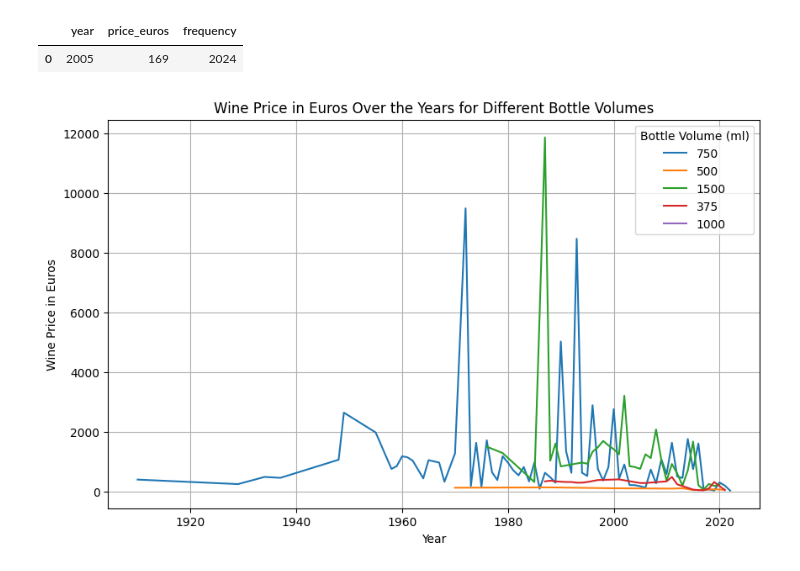
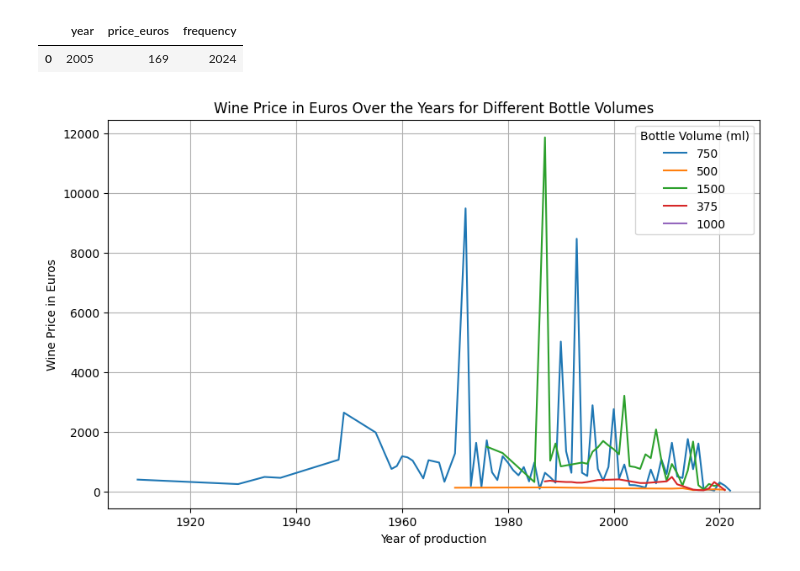
Before and after one commit to archana0311/wine-market-analysis, a Jupyter notebook: Analysis.ipynb, the cells around one changed output. Cells and saved outputs as stored; diff of their text form; code cells hidden in the pictures.

```diff
--- a/Analysis.ipynb
+++ b/Analysis.ipynb
@@ -425,31 +456,32 @@ ORDER BY year, frequency DESC;
 |  | year | price_euros | frequency |
 | 0 | 2005 | 169 | 2024 |
 # %%
+import pandas as pd
 df = pd.read_sql_query("""
 SELECT year, bottle_volume_ml, ROUND(price_euros) AS Wine_price
 FROM vintages
 WHERE year != 'N.V.'
 GROUP BY year, bottle_volume_ml
 ORDER BY year;
 """, conn)
 
 # Convert 'year' to integer for plotting
 df['year'] = df['year'].astype(int)
 
 # Create a line chart for each category of bottle_volume_ml
 plt.figure(figsize=(10, 6))
 for volume in df['bottle_volume_ml'].unique():
     subset = df[df['bottle_volume_ml'] == volume]
     plt.plot(subset['year'], subset['Wine_price'], label=str(volume))
 
-plt.xlabel('Year')
+plt.xlabel('Year of production')
 plt.ylabel('Wine Price in Euros')
 plt.title('Wine Price in Euros Over the Years for Different Bottle Volumes')
 plt.legend(title='Bottle Volume (ml)')
 plt.grid(True)
 plt.show()
 # %% [output]
-[figure, old version]
+[figure, new version]
 # %%
 
 query = '''
```
Also changed, not shown: parts of 10 cells of this notebook, 1 other file.
